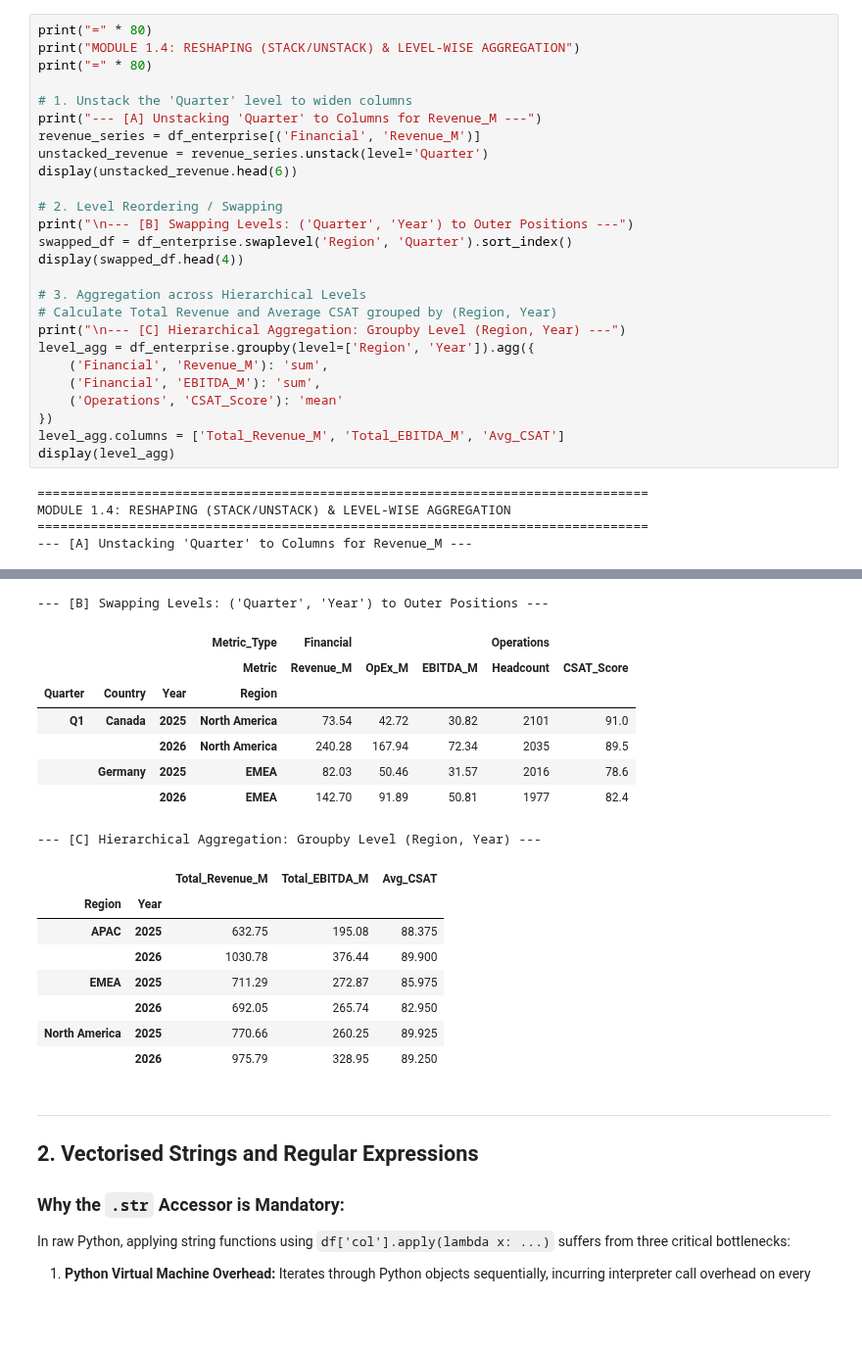
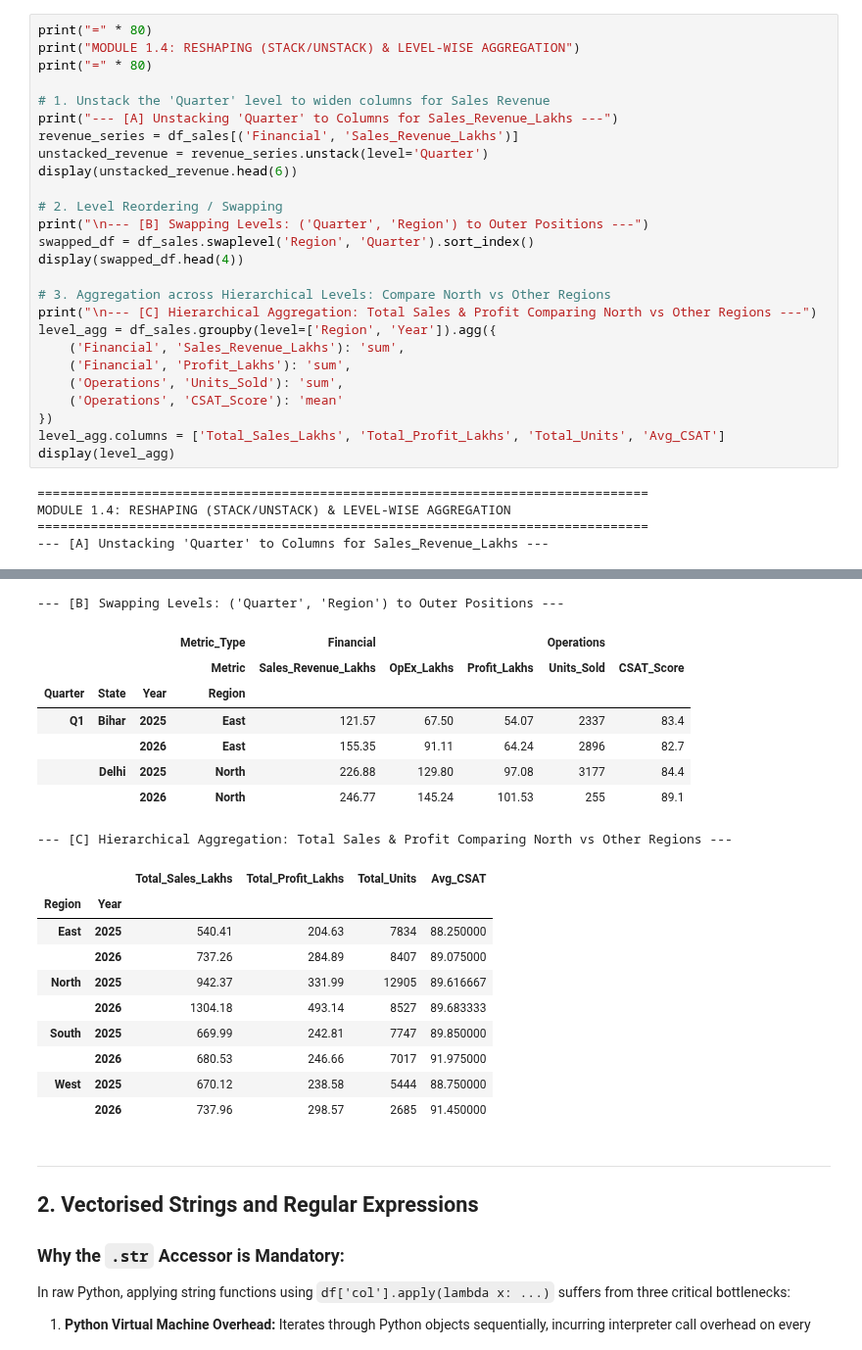
Before and after one commit to Abiads/CDAC-Data-Analytics, a Jupyter notebook: Day9/data_wrangling/01_data_wrangling.ipynb, the cells around one changed output, grey strips where cells are left out. Shown at 98% size. Cells and saved outputs as stored; diff of their text form; blank space fills up the shorter version.

```diff
--- a/Day9/data_wrangling/01_data_wrangling.ipynb
+++ b/Day9/data_wrangling/01_data_wrangling.ipynb
@@ -289,30 +298,30 @@ print("=" * 80)
 print("MODULE 1.4: RESHAPING (STACK/UNSTACK) & LEVEL-WISE AGGREGATION")
 print("=" * 80)
 
-# 1. Unstack the 'Quarter' level to widen columns
-print("--- [A] Unstacking 'Quarter' to Columns for Revenue_M ---")
-revenue_series = df_enterprise[('Financial', 'Revenue_M')]
+# 1. Unstack the 'Quarter' level to widen columns for Sales Revenue
+print("--- [A] Unstacking 'Quarter' to Columns for Sales_Revenue_Lakhs ---")
+revenue_series = df_sales[('Financial', 'Sales_Revenue_Lakhs')]
 unstacked_revenue = revenue_series.unstack(level='Quarter')
 display(unstacked_revenue.head(6))
 
 # 2. Level Reordering / Swapping
-print("\n--- [B] Swapping Levels: ('Quarter', 'Year') to Outer Positions ---")
-swapped_df = df_enterprise.swaplevel('Region', 'Quarter').sort_index()
+print("\n--- [B] Swapping Levels: ('Quarter', 'Region') to Outer Positions ---")
+swapped_df = df_sales.swaplevel('Region', 'Quarter').sort_index()
 display(swapped_df.head(4))
 
-# 3. Aggregation across Hierarchical Levels
-# Calculate Total Revenue and Average CSAT grouped by (Region, Year)
-print("\n--- [C] Hierarchical Aggregation: Groupby Level (Region, Year) ---")
-level_agg = df_enterprise.groupby(level=['Region', 'Year']).agg({
-    ('Financial', 'Revenue_M'): 'sum',
-    ('Financial', 'EBITDA_M'): 'sum',
+# 3. Aggregation across Hierarchical Levels: Compare North vs Other Regions
+print("\n--- [C] Hierarchical Aggregation: Total Sales & Profit Comparing North vs Other Regions ---")
+level_agg = df_sales.groupby(level=['Region', 'Year']).agg({
+    ('Financial', 'Sales_Revenue_Lakhs'): 'sum',
+    ('Financial', 'Profit_Lakhs'): 'sum',
+    ('Operations', 'Units_Sold'): 'sum',
     ('Operations', 'CSAT_Score'): 'mean'
 })
-level_agg.columns = ['Total_Revenue_M', 'Total_EBITDA_M', 'Avg_CSAT']
+level_agg.columns = ['Total_Sales_Lakhs', 'Total_Profit_Lakhs', 'Total_Units', 'Avg_CSAT']
 display(level_agg)
 # %% [output]
 ================================================================================
 MODULE 1.4: RESHAPING (STACK/UNSTACK) & LEVEL-WISE AGGREGATION
 ================================================================================
---- [A] Unstacking 'Quarter' to Columns for Revenue_M ---
+--- [A] Unstacking 'Quarter' to Columns for Sales_Revenue_Lakhs ---
 |  |  | Quarter | Q1 | Q2 |
@@ -326,20 +335,22 @@ MODULE 1.4: RESHAPING (STACK/UNSTACK) & LEVEL-WISE AGGREGATION
---- [B] Swapping Levels: ('Quarter', 'Year') to Outer Positions ---
+--- [B] Swapping Levels: ('Quarter', 'Region') to Outer Positions ---
 |  |  |  | Metric_Type | Financial |  |  | Operations |  |
-|  |  |  | Metric | Revenue_M | OpEx_M | EBITDA_M | Headcount | CSAT_Score |
-| Quarter | Country | Year | Region |  |  |  |  |  |
-| Q1 | Canada | 2025 | North America | 73.54 | 42.72 | 30.82 | 2101 | 91.0 |
-|  |  | 2026 | North America | 240.28 | 167.94 | 72.34 | 2035 | 89.5 |
-|  | Germany | 2025 | EMEA | 82.03 | 50.46 | 31.57 | 2016 | 78.6 |
-|  |  | 2026 | EMEA | 142.70 | 91.89 | 50.81 | 1977 | 82.4 |
+|  |  |  | Metric | Sales_Revenue_Lakhs | OpEx_Lakhs | Profit_Lakhs | Units_Sold | CSAT_Score |
+| Quarter | State | Year | Region |  |  |  |  |  |
+| Q1 | Bihar | 2025 | East | 121.57 | 67.50 | 54.07 | 2337 | 83.4 |
+|  |  | 2026 | East | 155.35 | 91.11 | 64.24 | 2896 | 82.7 |
+|  | Delhi | 2025 | North | 226.88 | 129.80 | 97.08 | 3177 | 84.4 |
+|  |  | 2026 | North | 246.77 | 145.24 | 101.53 | 255 | 89.1 |
---- [C] Hierarchical Aggregation: Groupby Level (Region, Year) ---
+--- [C] Hierarchical Aggregation: Total Sales & Profit Comparing North vs Other Regions ---
-|  |  | Total_Revenue_M | Total_EBITDA_M | Avg_CSAT |
-| Region | Year |  |  |  |
-| APAC | 2025 | 632.75 | 195.08 | 88.375 |
-|  | 2026 | 1030.78 | 376.44 | 89.900 |
-| EMEA | 2025 | 711.29 | 272.87 | 85.975 |
-|  | 2026 | 692.05 | 265.74 | 82.950 |
-| North America | 2025 | 770.66 | 260.25 | 89.925 |
-|  | 2026 | 975.79 | 328.95 | 89.250 |
+|  |  | Total_Sales_Lakhs | Total_Profit_Lakhs | Total_Units | Avg_CSAT |
+| Region | Year |  |  |  |  |
+| East | 2025 | 540.41 | 204.63 | 7834 | 88.250000 |
+|  | 2026 | 737.26 | 284.89 | 8407 | 89.075000 |
+| North | 2025 | 942.37 | 331.99 | 12905 | 89.616667 |
+|  | 2026 | 1304.18 | 493.14 | 8527 | 89.683333 |
+| South | 2025 | 669.99 | 242.81 | 7747 | 89.850000 |
+|  | 2026 | 680.53 | 246.66 | 7017 | 91.975000 |
+| West | 2025 | 670.12 | 238.58 | 5444 | 88.750000 |
+|  | 2026 | 737.96 | 298.57 | 2685 | 91.450000 |
 # %% [markdown]
 ---
 ## 2. Vectorised Strings and Regular Expressions
```
Also changed, not shown: parts of 46 cells of this notebook, 1 other file.
